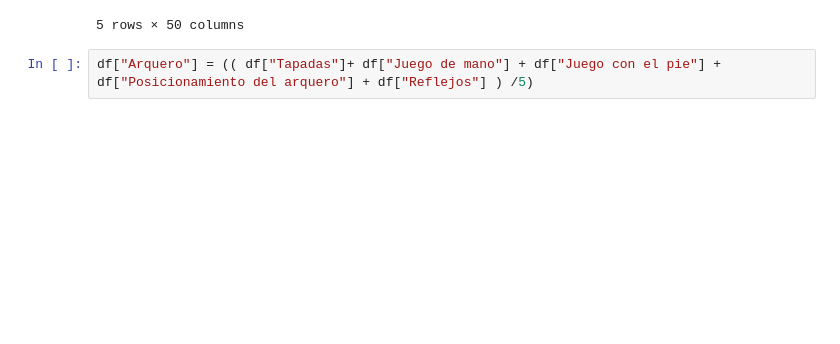
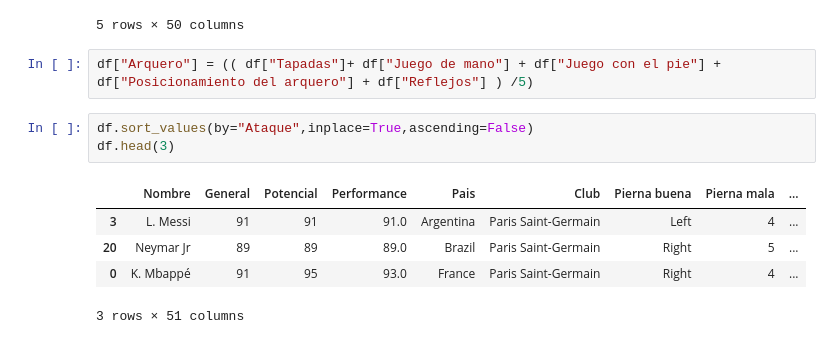
Before and after one commit to Depascuali/FIFA-Best-Team-EDA-, a Jupyter notebook: fifa23_EDA.ipynb, the cells around one changed output. Saved outputs shown, nothing was run; the diff lists cells and outputs as text; blank space fills up the shorter version.

```diff
--- a/fifa23_EDA.ipynb
+++ b/fifa23_EDA.ipynb
@@ -155,3 +155,12 @@ df.head(5)
 5 rows × 50 columns
 # %%
 df["Arquero"] = (( df["Tapadas"]+ df["Juego de mano"] + df["Juego con el pie"] + df["Posicionamiento del arquero"] + df["Reflejos"] ) /5)
+# %%
+df.sort_values(by="Ataque",inplace=True,ascending=False)
+df.head(3)
+# %% [output]
+|  | Nombre | General | Potencial | Performance | Pais | Club | Pierna buena | Pierna mala | ... |
+| 3 | L. Messi | 91 | 91 | 91.0 | Argentina | Paris Saint-Germain | Left | 4 | ... |
+| 20 | Neymar Jr | 89 | 89 | 89.0 | Brazil | Paris Saint-Germain | Right | 5 | ... |
+| 0 | K. Mbappé | 91 | 95 | 93.0 | France | Paris Saint-Germain | Right | 4 | ... |
+3 rows × 51 columns
```
Also changed, not shown: parts of 3 cells of this notebook.
